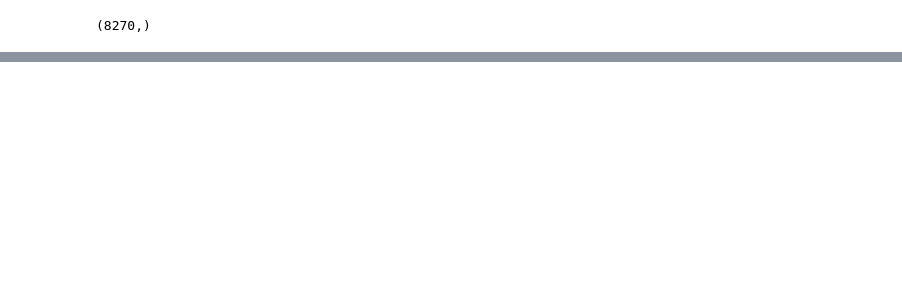
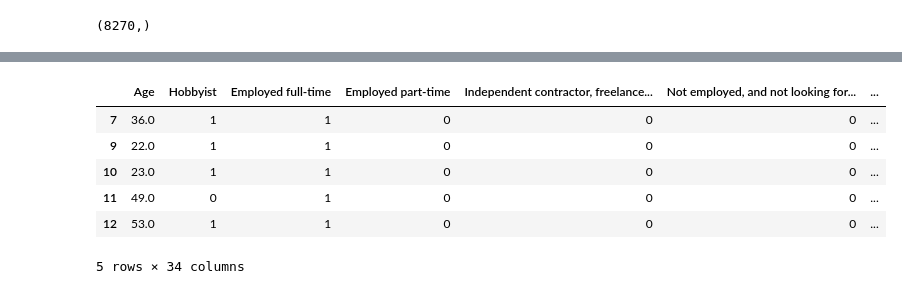
Before and after one commit to Schayik/u-data-science-blog-post, a Jupyter notebook: data-review.ipynb, the cells around one changed output, grey strips where cells are left out. Drawn from its saved outputs; the diff is of its cells as text; code cells hidden in the pictures; blank space fills up the shorter version.

```diff
--- a/data-review.ipynb
+++ b/data-review.ipynb
@@ -115,0 +146,3 @@ df['DevType'].unique().shape
+# %%
+dev_types = get_dev_type_possible_values(df['DevType'])
+dev_types
@@ -115,0 +184,3 @@ df['DevType'].unique().shape
+# %%
+dev_type_df = create_dev_type_df(df['DevType'], dev_types)
+dev_type_df.shape
@@ -115,0 +230,33 @@ df['DevType'].unique().shape
+# %%
+def clean_data(df, dev_type_df):
+    '''
+    INPUT
+    df - pandas dataframe
+
+    OUTPUT
+    X - A matrix holding all of the variables you want to consider when predicting the response
+    y - the corresponding response vector
+
+    This function cleans df using the following steps to produce X and y:
+    1. Drop all the rows with no salaries
+    2. Create X as all the columns that are not the Salary column
+    3. Create y as the Salary column
+    4. Drop the Salary, Respondent, and the ExpectedSalary columns from X
+    5. For each numeric variable in X, fill the column with the mean value of the column.
+    6. Create dummy columns for all the categorical variables in X, drop the original columns
+    '''
+    # Drop rows with missing salary values
+
+
+    # only include columns of interest
+    hobbyist_sr = df['Hobbyist'].apply(lambda row : 1 if row == 'Yes' else 0)
+    employment_dummies = df['Employment'].str.get_dummies()
+
+    df = pd.concat([df['ConvertedComp'], df['Age'], hobbyist_sr, employment_dummies, dev_type_df], axis=1)
+
+    df = df.dropna(subset=['ConvertedComp'])
+
+    X = df.drop(columns=['ConvertedComp'])
+    y = df['ConvertedComp']
+
+    return X, y
@@ -115,0 +269,10 @@ df['DevType'].unique().shape
+# %%
+X.head()
+# %% [output]
+|  | Age | Hobbyist | Employed full-time | Employed part-time | Independent contractor, freelance... | Not employed, and not looking for... | ... |
+| 7 | 36.0 | 1 | 1 | 0 | 0 | 0 | ... |
+| 9 | 22.0 | 1 | 1 | 0 | 0 | 0 | ... |
+| 10 | 23.0 | 1 | 1 | 0 | 0 | 0 | ... |
+| 11 | 49.0 | 0 | 1 | 0 | 0 | 0 | ... |
+| 12 | 53.0 | 1 | 1 | 0 | 0 | 0 | ... |
+5 rows × 34 columns
```
Also changed, not shown: parts of 19 cells of this notebook.
